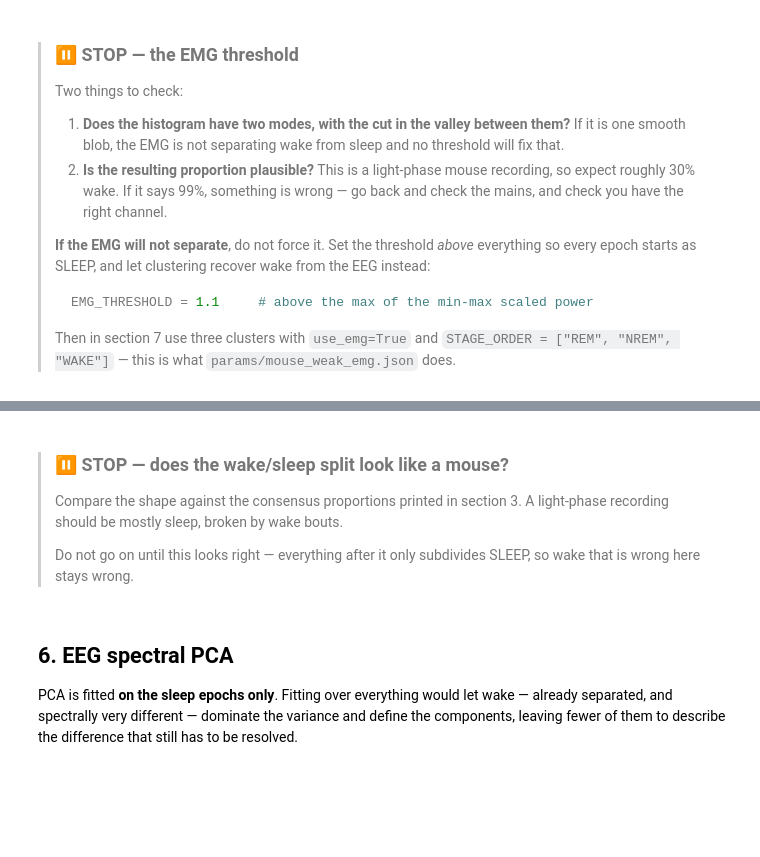
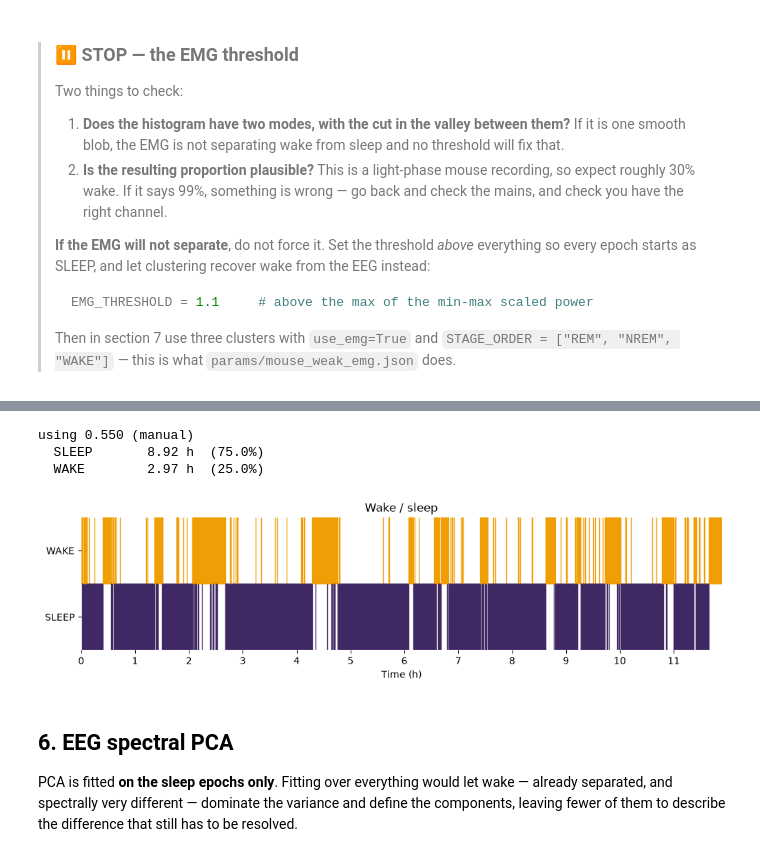
Before and after one commit to BoccaraLab/nyx, a Jupyter notebook: examples/05_real_data.ipynb, the cells around one changed output, grey strips where cells are left out. Drawn from its saved outputs; the diff is of its cells as text; code cells hidden in the pictures; blank space fills up the shorter version.

```diff
--- a/examples/05_real_data.ipynb
+++ b/examples/05_real_data.ipynb
@@ -199,33 +244,28 @@ print(f"automatic threshold {auto_threshold:.3f}   "
 # %%
-# 🔧 None = keep the automatic threshold. A number overrides it.
-EMG_THRESHOLD = None
 
 wake_sleep = nyx.classify_wake_sleep(
     emg,
     threshold=EMG_THRESHOLD,
     nosignal_threshold=NOSIGNAL,
     min_duration=params.get("scoring", {}).get("min_duration", 4.0),
 )
 print(f"using {wake_sleep.threshold:.3f} ({wake_sleep.threshold_source})")
 
 durations = {}
 for duration, label in zip(wake_sleep.hypnogram["duration"],
                            wake_sleep.hypnogram["label"]):
     durations[str(label)] = durations.get(str(label), 0.0) + float(duration)
 total = sum(durations.values())
 for label, seconds in sorted(durations.items()):
     print(f"  {label:<10} {seconds / 3600:5.2f} h  ({100 * seconds / total:.1f}%)")
 
 nyx.plot_wake_sleep(wake_sleep)
 plt.show()
+# %% [output]
+using 0.550 (manual)
+  SLEEP       8.92 h  (75.0%)
+  WAKE        2.97 h  (25.0%)
+[figure, added]
-# %% [markdown]
-> ### ⏸ STOP — does the wake/sleep split look like a mouse?
->
-> Compare the shape against the consensus proportions printed in section 3.
-> A light-phase recording should be mostly sleep, broken by wake bouts.
->
-> Do not go on until this looks right — everything after it only subdivides
-> SLEEP, so wake that is wrong here stays wrong.
 # %% [markdown]
 ## 6. EEG spectral PCA
 
```
Also changed, not shown: parts of 14 cells of this notebook, 3 other files.
